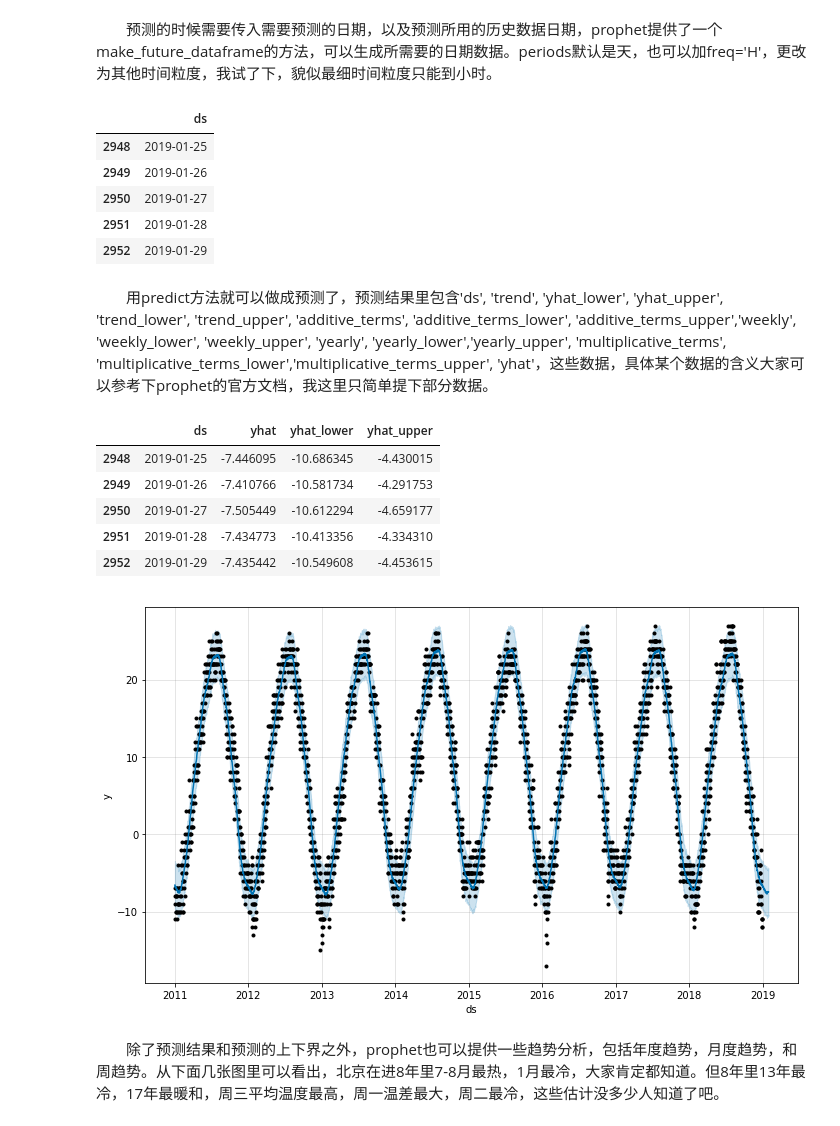
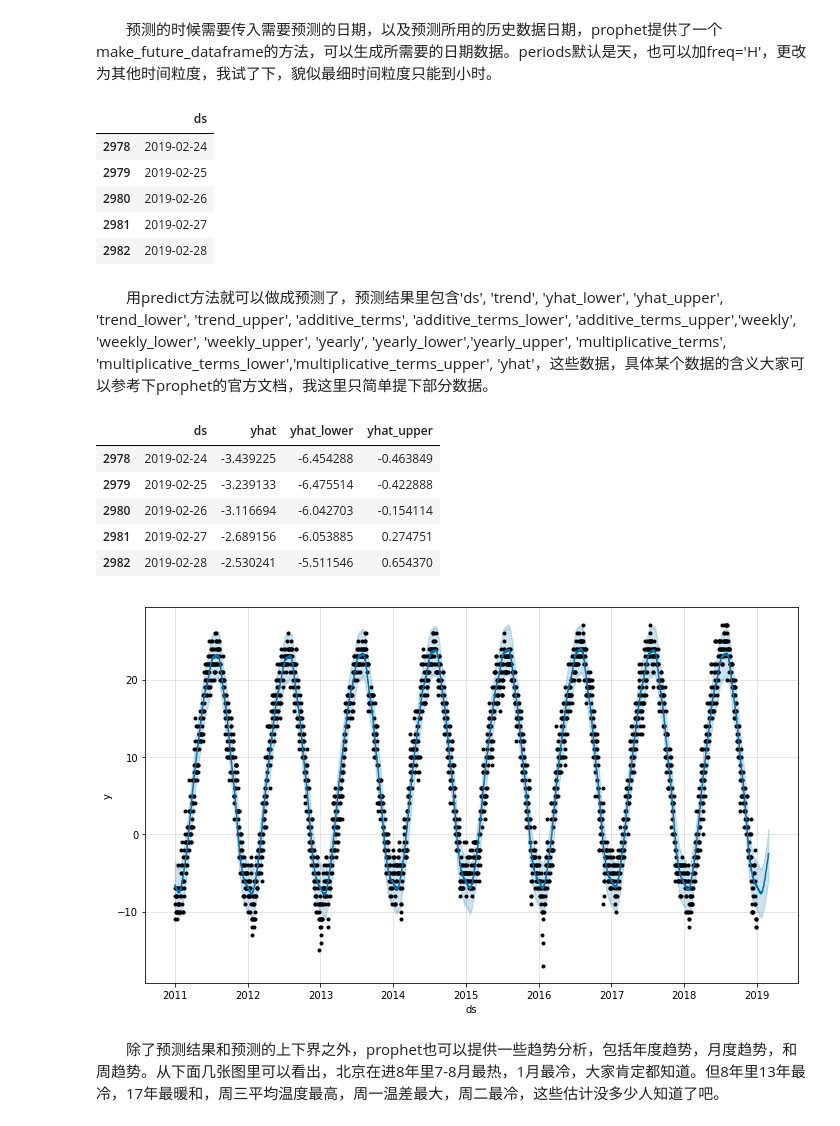
Before and after one commit to xindoo/machine-learning, a Jupyter notebook: fbprophet/ProphetDemo(bjweather).ipynb, the cells around one changed output. Saved outputs shown, nothing was run; the diff lists cells and outputs as text; code cells hidden in the pictures.

```diff
--- a/fbprophet/ProphetDemo(bjweather).ipynb
+++ b/fbprophet/ProphetDemo(bjweather).ipynb
@@ -47,16 +47,16 @@ INFO:fbprophet.forecaster:Disabling daily seasonality. Run prophet with daily_se
 # %% [markdown]
 　　预测的时候需要传入需要预测的日期，以及预测所用的历史数据日期，prophet提供了一个make_future_dataframe的方法，可以生成所需要的日期数据。periods默认是天，也可以加freq='H'，更改为其他时间粒度，我试了下，貌似最细时间粒度只能到小时。
 # %%
-futuremin = minModel.make_future_dataframe(periods=30)
-futuremax = maxModel.make_future_dataframe(periods=30)
+futuremin = minModel.make_future_dataframe(periods=60)
+futuremax = maxModel.make_future_dataframe(periods=60)
 futuremin.tail()
 # %% [output]
 |  | ds |
-| 2948 | 2019-01-25 |
-| 2949 | 2019-01-26 |
-| 2950 | 2019-01-27 |
-| 2951 | 2019-01-28 |
-| 2952 | 2019-01-29 |
+| 2978 | 2019-02-24 |
+| 2979 | 2019-02-25 |
+| 2980 | 2019-02-26 |
+| 2981 | 2019-02-27 |
+| 2982 | 2019-02-28 |
 # %% [markdown]
 　　用predict方法就可以做成预测了，预测结果里包含'ds', 'trend', 'yhat_lower', 'yhat_upper', 'trend_lower', 'trend_upper',
 'additive_terms', 'additive_terms_lower', 'additive_terms_upper','weekly', 'weekly_lower', 'weekly_upper', 'yearly', 'yearly_lower','yearly_upper', 'multiplicative_terms', 'multiplicative_terms_lower','multiplicative_terms_upper', 'yhat'，这些数据，具体某个数据的含义大家可以参考下prophet的官方文档，我这里只简单提下部分数据。
@@ -67,15 +67,15 @@ fcmin[['ds', 'yhat', 'yhat_lower', 'yhat_upper']].tail()
 # 这几个数据分别是预测日期，预测结果值，预测结果上下界。
 # %% [output]
 |  | ds | yhat | yhat_lower | yhat_upper |
-| 2948 | 2019-01-25 | -7.446095 | -10.686345 | -4.430015 |
-| 2949 | 2019-01-26 | -7.410766 | -10.581734 | -4.291753 |
-| 2950 | 2019-01-27 | -7.505449 | -10.612294 | -4.659177 |
-| 2951 | 2019-01-28 | -7.434773 | -10.413356 | -4.334310 |
-| 2952 | 2019-01-29 | -7.435442 | -10.549608 | -4.453615 |
+| 2978 | 2019-02-24 | -3.439225 | -6.454288 | -0.463849 |
+| 2979 | 2019-02-25 | -3.239133 | -6.475514 | -0.422888 |
+| 2980 | 2019-02-26 | -3.116694 | -6.042703 | -0.154114 |
+| 2981 | 2019-02-27 | -2.689156 | -6.053885 | 0.274751 |
+| 2982 | 2019-02-28 | -2.530241 | -5.511546 | 0.654370 |
 # %%
 fig0 = minModel.plot(fcmin)
 # %% [output]
-[figure, old version]
+[figure, new version]
 # %% [markdown]
 　　除了预测结果和预测的上下界之外，prophet也可以提供一些趋势分析，包括年度趋势，月度趋势，和周趋势。从下面几张图里可以看出，北京在进8年里7-8月最热，1月最冷，大家肯定都知道。但8年里13年最冷，17年最暖和，周三平均温度最高，周一温差最大，周二最冷，这些估计没多少人知道了吧。
 # %%
```
Also changed, not shown: parts of 4 cells of this notebook, 2 other files.
